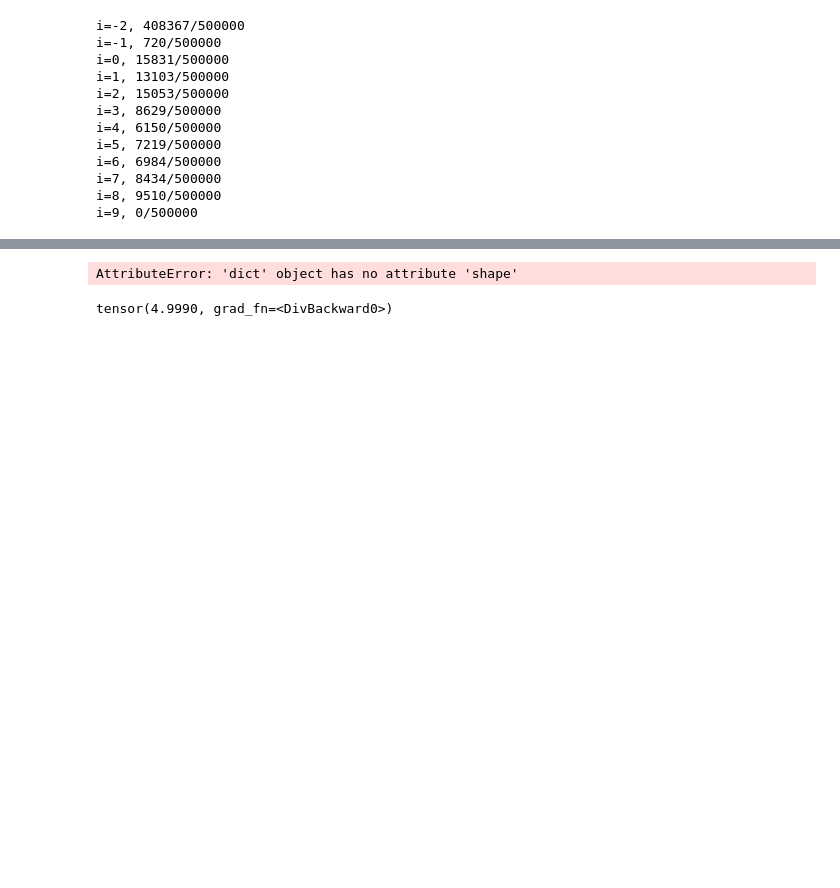
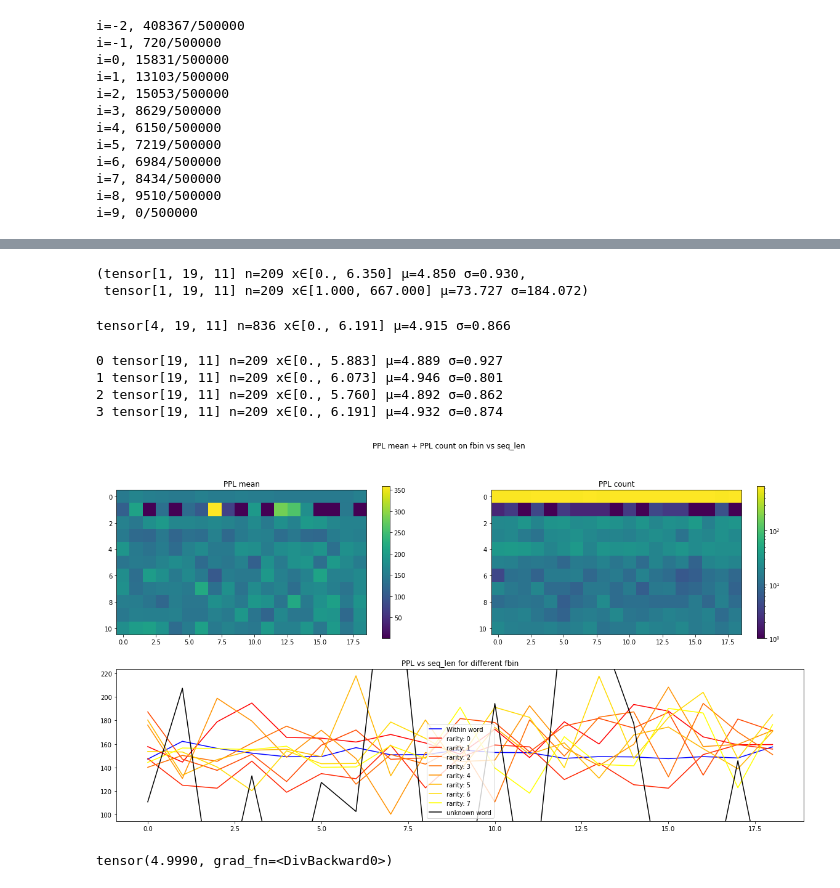
Before and after one commit to akarshkumar0101/transformer-memory, a Jupyter notebook: skip/testing.ipynb, the cells around one changed output, grey strips where cells are left out. Cells and saved outputs as stored; diff of their text form; code cells hidden in the pictures; blank space fills up the shorter version.

Commit message:
working viz for longrange and transformer script

```diff
--- a/skip/testing.ipynb
+++ b/skip/testing.ipynb
@@ -160,38 +98,34 @@ net = longrange.LongRangeGPT(**longrange.get_config('longrange1'))
-# %%
-evaluate.evaluate_longrange(ds_test, net, 2, tqdm=tqdm)
-def loss_fn_longrange(net, batch_ids, batch_fbin):
-    """
-    Computes losses using long-range memory
-    - batch_ids is of shape (bs, n_seqs, seq_len)
-    - batch_fbin is of shape (bs, n_seqs, seq_len)
-
-    Returns
-    - losses of shape bs, n_seqs, seq_len-1
-    - fbin2loss is dictionary from fbin to [loss for each seq in n_seqs]
-    """
-    # fn_cross_entropy = net.fn_cross_entropy
-    bs, n_seqs, seq_len = batch_ids.shape
-    loss_fn = nn.CrossEntropyLoss(reduction='none')
-
-    fbin2loss = {fbin: torch.full((n_seqs, ), torch.nan) for fbin in range(-2, 9)}
-    losses = []
-
-    memory = None
-    for idx_seq, (ids_seq, fbin_seq) in enumerate(zip(batch_ids.unbind(dim=-2), batch_fbin.unbind(dim=-2))):
-        fbin_seq = fbin_seq[..., 1:]
-        inputs, targets = ids_seq[..., :-1], ids_seq[..., 1:] # ..., context_length-1
-        logits, memory_out = net.forward(inputs, memory_in=memory, calc_memory_out=net.config['use_memory'])
-        memory = memory_out if memory is None else torch.cat([memory, memory_out], dim=-2)
-
-        loss = loss_fn(logits.reshape(-1, logits.size(-1)), targets.reshape(-1)).reshape(bs, -1)
-        losses.append(loss)
-
-        for fbin in fbin_seq.unique().sort().values.tolist():
-            fbin2loss[fbin][idx_seq] = loss.flatten()[fbin_seq.flatten()==fbin].mean().item()
-    losses = torch.stack(losses, dim=-2)
-    return losses, fbin2loss
-# %% [output]
-AttributeError: 'dict' object has no attribute 'shape'
+# %%
+
+
+
+np.random.seed(1)
+torch.manual_seed(0)
+net = longrange.LongRangeGPT(**longrange.get_config('transformer'))
+loss_mean, loss_count = evaluate_net(net, ds_test, 100, 8, 1, 20)
+# %%
+loss_mean, loss_count
+# %% [output]
+(tensor[1, 19, 11] n=209 x∈[0., 6.350] μ=4.850 σ=0.930,
+ tensor[1, 19, 11] n=209 x∈[1.000, 667.000] μ=73.727 σ=184.072)
+# %%
+loss_mean
+# %% [output]
+tensor[4, 19, 11] n=836 x∈[0., 6.191] μ=4.915 σ=0.866
+# %%
+for i_seq in range(len(loss_mean)):
+    print(i_seq, loss_mean[i_seq])
+    wandb.log({f'viz_ppl seq {i_seq}': wandb.Image(viz_ppl(loss_mean[i_seq], loss_count[i_seq]))})
+# %% [output]
+0 tensor[19, 11] n=209 x∈[0., 5.883] μ=4.889 σ=0.927
+1 tensor[19, 11] n=209 x∈[0., 6.073] μ=4.946 σ=0.801
+2 tensor[19, 11] n=209 x∈[0., 5.760] μ=4.892 σ=0.862
+3 tensor[19, 11] n=209 x∈[0., 6.191] μ=4.932 σ=0.874
+# %%
+fig = viz_ppl(loss_mean[0, ...], loss_count[0, ...])
+plt.show()
+# %% [output]
+[figure, added]
 # %%
 batch1, batch2 = next(dataset.get_random_skip_batches(a, 1, 128, 256))
 # %%
```
Also changed, not shown: parts of 5 cells of this notebook, 4 other files.
